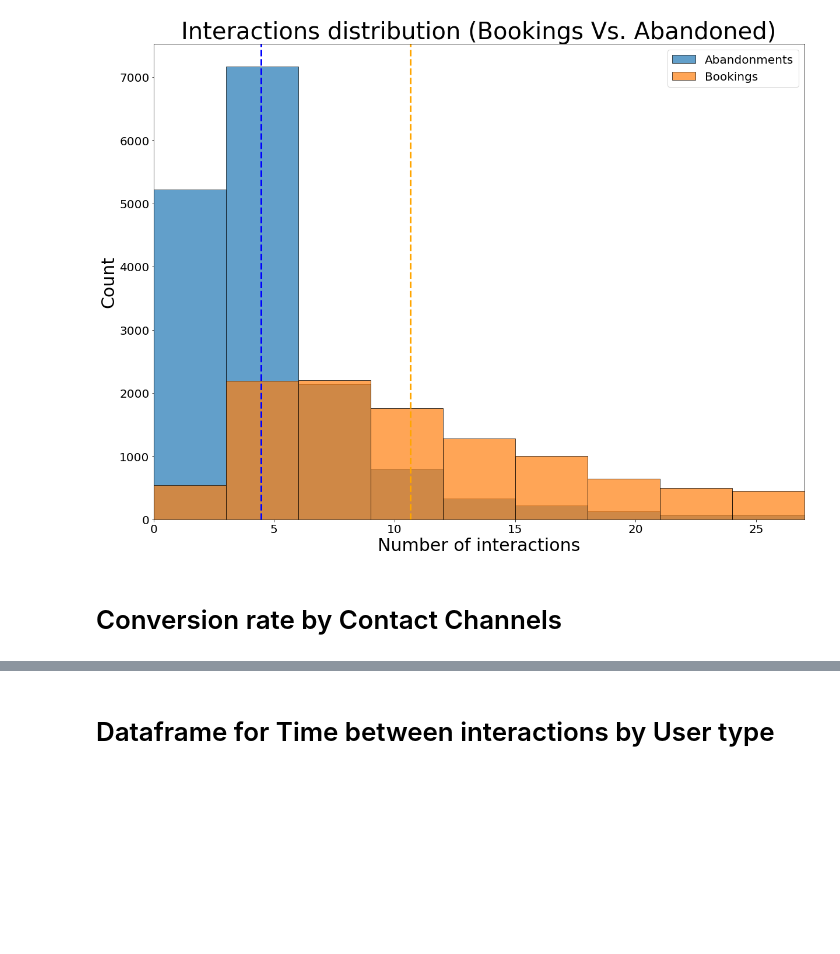
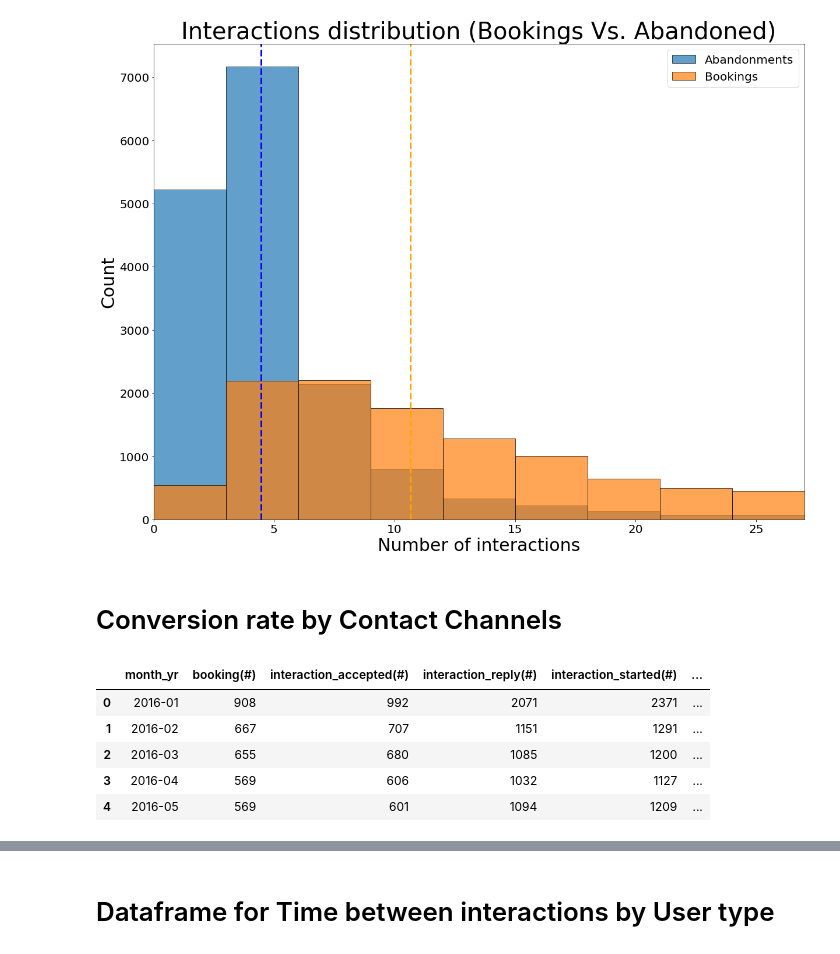
Before and after one commit to NikhilSawal/data_science_case_studies, a Jupyter notebook: airbnb/solution/solution.ipynb, the cells around one changed output, grey strips where cells are left out. Cells and saved outputs as stored; diff of their text form; code cells hidden in the pictures; blank space fills up the shorter version.

```diff
--- a/airbnb/solution/solution.ipynb
+++ b/airbnb/solution/solution.ipynb
@@ -555,6 +592,15 @@ checkins_df_book_it = get_final_df(checkins_df_book_it)
 
 checkins_df_instant_book = checkins_df[checkins_df['contact_channel_first'] == 'instant_book']
 checkins_df_instant_book = get_final_df(checkins_df_instant_book)
+# %%
+checkins_df_book_it.head()
+# %% [output]
+|  | month_yr | booking(#) | interaction_accepted(#) | interaction_reply(#) | interaction_started(#) | ... |
+| 0 | 2016-01 | 908 | 992 | 2071 | 2371 | ... |
+| 1 | 2016-02 | 667 | 707 | 1151 | 1291 | ... |
+| 2 | 2016-03 | 655 | 680 | 1085 | 1200 | ... |
+| 3 | 2016-04 | 569 | 606 | 1032 | 1127 | ... |
+| 4 | 2016-05 | 569 | 601 | 1094 | 1209 | ... |
 # %%
 x = [i for i in checkins_df_book_it['month_yr'].apply(lambda x: x.strftime('%Y-%m'))]
 x_indexes = np.arange(len(x))
```
Also changed, not shown: parts of 12 cells of this notebook, 8 other files.
